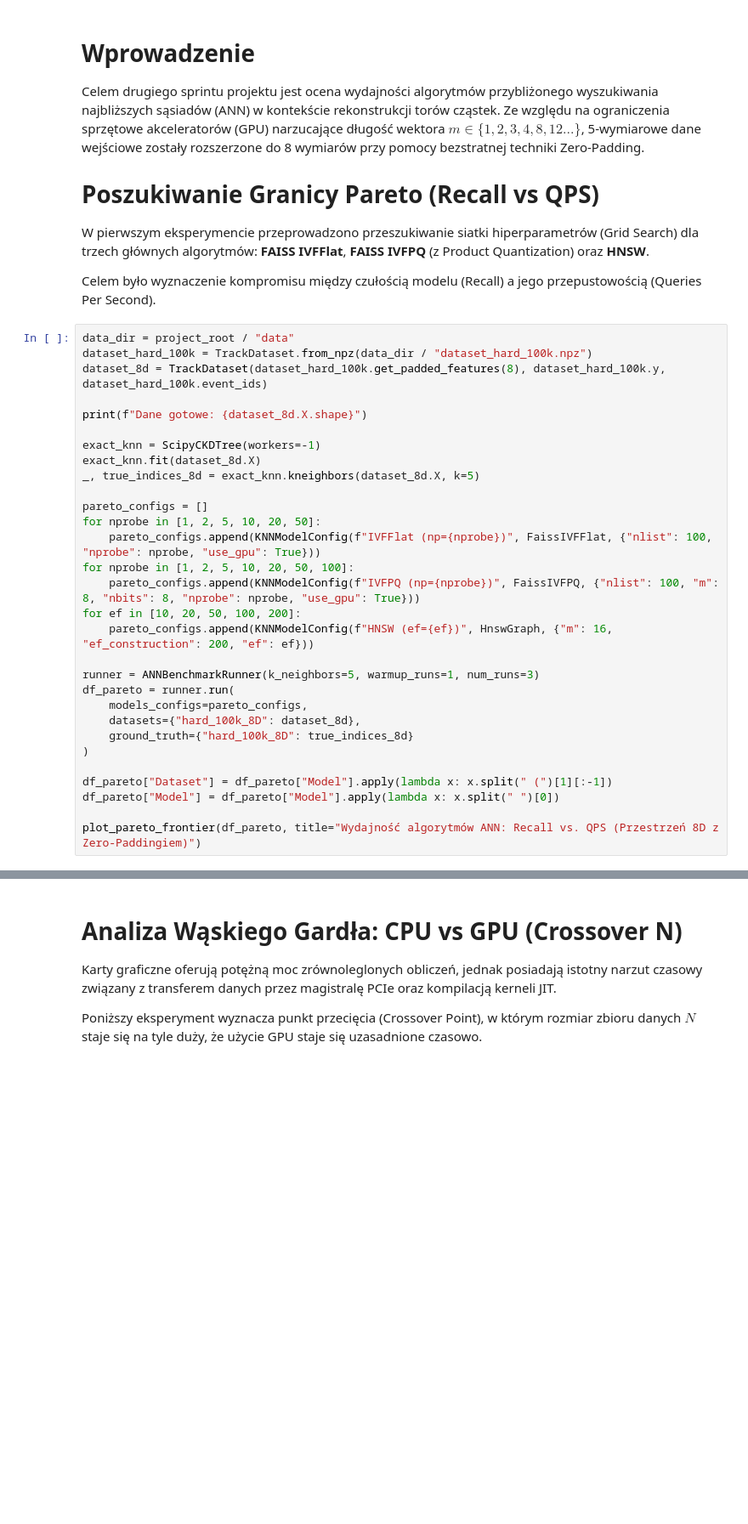
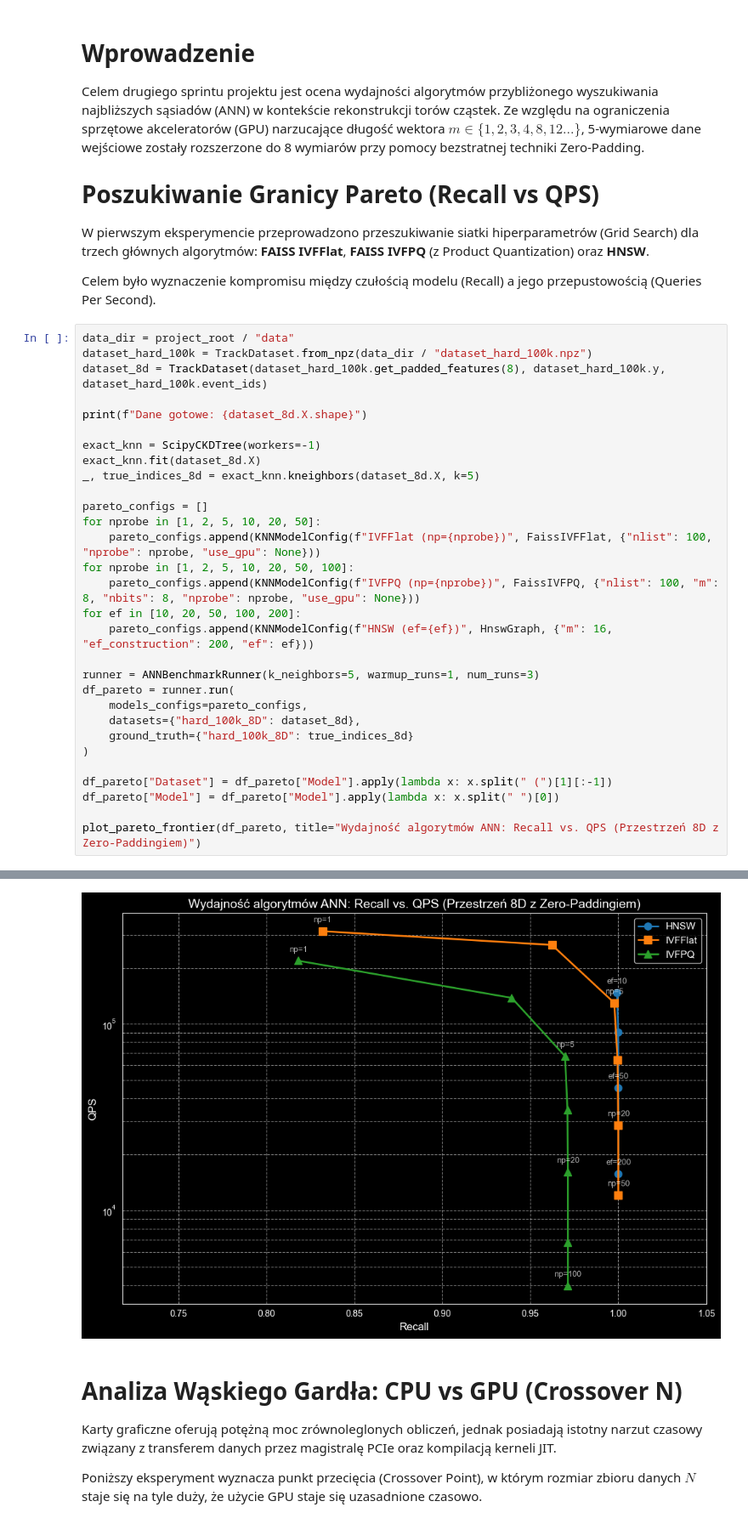
Before and after one commit to orzel320/fastParticleTrackingNNS, a Jupyter notebook: notebooks/ann_experiment.ipynb, the cells around one changed output, grey strips where cells are left out. Shown at 85% size. Cells and saved outputs as stored; diff of their text form; blank space fills up the shorter version.

```diff
--- a/notebooks/ann_experiment.ipynb
+++ b/notebooks/ann_experiment.ipynb
@@ -91,9 +93,9 @@ _, true_indices_8d = exact_knn.kneighbors(dataset_8d.X, k=5)
 
 pareto_configs = []
 for nprobe in [1, 2, 5, 10, 20, 50]:
-    pareto_configs.append(KNNModelConfig(f"IVFFlat (np={nprobe})", FaissIVFFlat, {"nlist": 100, "nprobe": nprobe, "use_gpu": True}))
+    pareto_configs.append(KNNModelConfig(f"IVFFlat (np={nprobe})", FaissIVFFlat, {"nlist": 100, "nprobe": nprobe, "use_gpu": None}))
 for nprobe in [1, 2, 5, 10, 20, 50, 100]:
-    pareto_configs.append(KNNModelConfig(f"IVFPQ (np={nprobe})", FaissIVFPQ, {"nlist": 100, "m": 8, "nbits": 8, "nprobe": nprobe, "use_gpu": True}))
+    pareto_configs.append(KNNModelConfig(f"IVFPQ (np={nprobe})", FaissIVFPQ, {"nlist": 100, "m": 8, "nbits": 8, "nprobe": nprobe, "use_gpu": None}))
 for ef in [10, 20, 50, 100, 200]:
     pareto_configs.append(KNNModelConfig(f"HNSW (ef={ef})", HnswGraph, {"m": 16, "ef_construction": 200, "ef": ef}))
 
@@ -108,3 +110,4 @@ df_pareto["Dataset"] = df_pareto["Model"].apply(lambda x: x.split(" (")[1][:-1])
 df_pareto["Model"] = df_pareto["Model"].apply(lambda x: x.split(" ")[0])
 
 plot_pareto_frontier(df_pareto, title="Wydajność algorytmów ANN: Recall vs. QPS (Przestrzeń 8D z Zero-Paddingiem)")
+# %% [output]
@@ -111,3 +134,4 @@ plot_pareto_frontier(df_pareto, title="Wydajność algorytmów ANN: Recall vs. Q
+[figure, added]
 # %% [markdown]
 # Analiza Wąskiego Gardła: CPU vs GPU (Crossover N)
 Karty graficzne oferują potężną moc zrównoleglonych obliczeń, jednak posiadają istotny narzut czasowy związany z transferem danych przez magistralę PCIe oraz kompilacją kerneli JIT.
```
Also changed, not shown: parts of 2 cells of this notebook, 2 other files.
